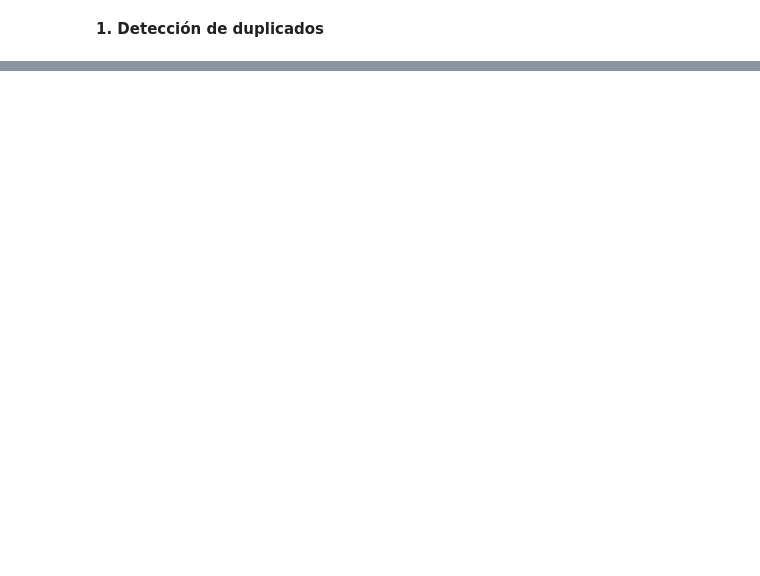
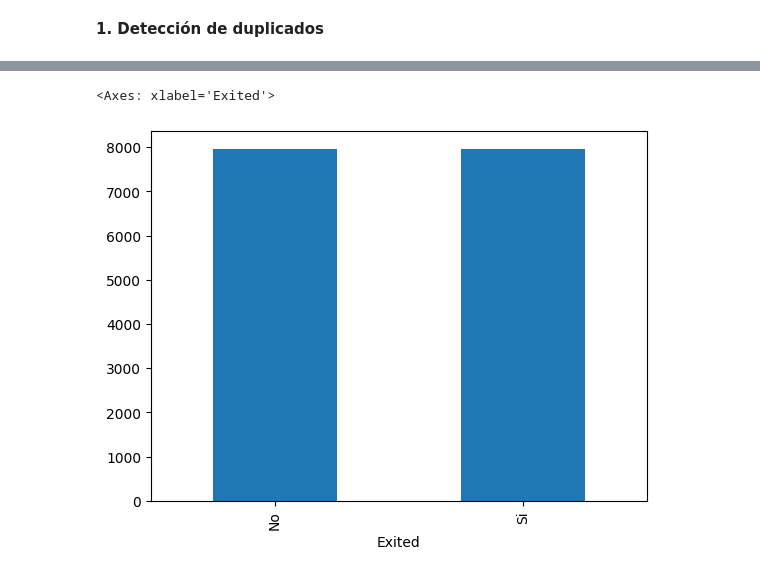
Before and after one commit to JesusDiaz5678/Practica_4_Calidad_Datos_python_Analitica, a Jupyter notebook: 1.calidad_datos.ipynb, the cells around one changed output, grey strips where cells are left out. Cells and saved outputs as stored; diff of their text form; code cells hidden in the pictures; blank space fills up the shorter version.

Commit message:
Limpieza y mejora de los datos. Se agrega el archivo resultante

```diff
--- a/1.calidad_datos.ipynb
+++ b/1.calidad_datos.ipynb
@@ -154,0 +354,13 @@ data.drop_duplicates(subset=['ID'], keep='last', inplace=True)
+# %%
+#Limpieza de datos nulos: Imputación por la media y moda
+from sklearn.impute import SimpleImputer
+
+#Imputacion de variables numéricas: media
+ImpNumeros = SimpleImputer(missing_values=np.nan, strategy='mean')
+data[['Age']] = ImpNumeros.fit_transform(data[['Age']])
+
+#Imputacion de variables categóricas: moda
+ImpCategorias = SimpleImputer(missing_values=np.nan, strategy='most_frequent')
+data[['Geography', 'HasCrCard', 'IsActiveMember']] = ImpCategorias.fit_transform(data[['Geography', 'HasCrCard', 'IsActiveMember']])
+
+data.info()
@@ -154,0 +393,6 @@ data.drop_duplicates(subset=['ID'], keep='last', inplace=True)
+# %%
+# Corregir datos de nuevo
+data['Geography'] = data['Geography'].astype('category')
+data['HasCrCard'] = data['HasCrCard'].astype('category')
+data['IsActiveMember'] = data['IsActiveMember'].astype('category')
+data.info()
@@ -154,0 +498,4 @@ data.drop_duplicates(subset=['ID'], keep='last', inplace=True)
+# %%
+# Elimino Tenure, EstimatedSalary, HasCrCard_si y CreditScore de data
+data = data.drop(['Tenure', 'EstimatedSalary', 'HasCrCard', 'CreditScore'], axis=1) # axis=1 indica que es una columna
+data.head()
@@ -154,0 +534,18 @@ data.drop_duplicates(subset=['ID'], keep='last', inplace=True)
+# %%
+from imblearn.over_sampling import SMOTE, SMOTENC
+
+#sm = SMOTE( k_neighbors=2) para variables predictoras numéricas
+#sm = SMOTENC(categorical_features=[], k_neighbors=2) para variables predictoras categóricas
+
+sm = SMOTENC(categorical_features=[0,1,3,4,5], k_neighbors=2) #se indican las variables predictoras categoricas
+X= data.drop('Exited', axis=1) #Predictoras
+Y= data['Exited'] #Objetivo
+X_bal, Y_bal = sm.fit_resample(X,Y) #X= variables predictoras Y=variable objetivo
+# %%
+# Creamos un dataframe con los resultados
+data  = pd.DataFrame(columns=X.columns.values, data=X_bal)
+data['Exited']=Y_bal
+data['Exited'].value_counts().plot(kind='bar')
+# %% [output]
+<Axes: xlabel='Exited'>
+[figure, added]
```
Also changed, not shown: parts of 34 cells of this notebook, 1 other file.
